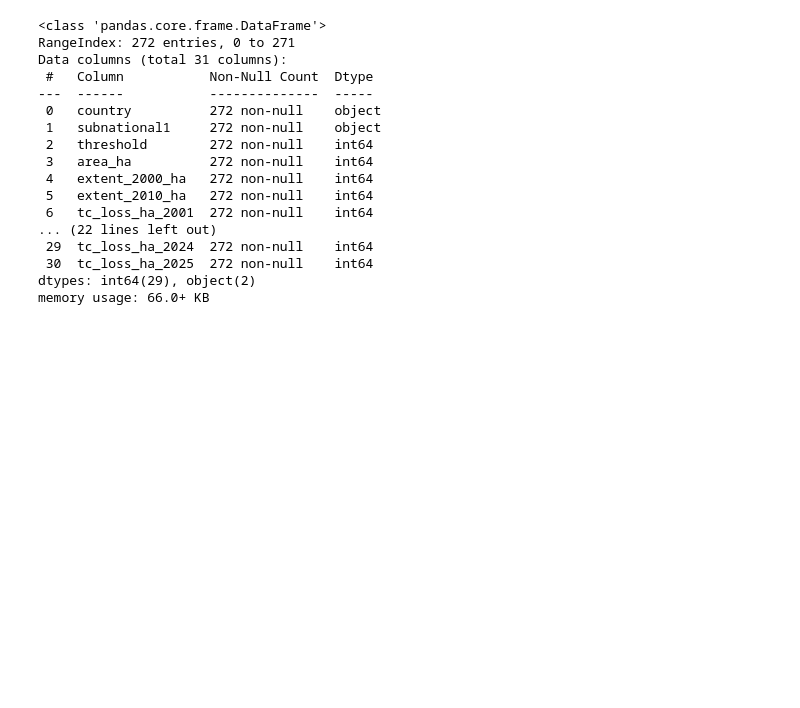
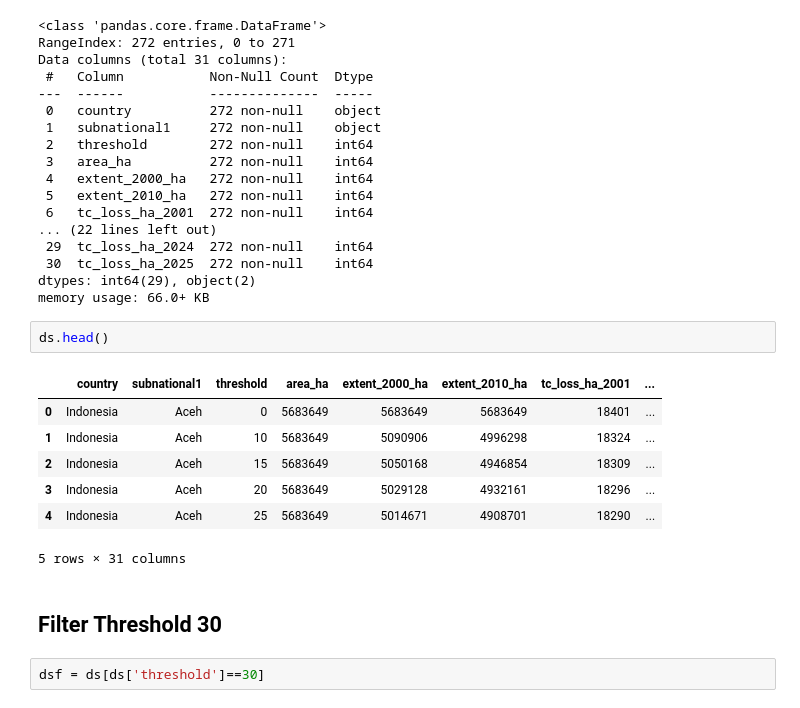
Before and after one commit to hanifahar29/indonesia-deforestation-wildfire-analysis, a Jupyter notebook: notebooks/forest_loss_data_cleaning.ipynb, the cells around one changed output. Cells and saved outputs as stored; diff of their text form; blank space fills up the shorter version.

Commit message:
feat: add subnational tree cover loss cleaning

```diff
--- a/notebooks/forest_loss_data_cleaning.ipynb
+++ b/notebooks/forest_loss_data_cleaning.ipynb
@@ -236,3 +236,17 @@ Data columns (total 31 columns):
  30  tc_loss_ha_2025  272 non-null    int64
 dtypes: int64(29), object(2)
 memory usage: 66.0+ KB
+# %%
+ds.head()
+# %% [output]
+|  | country | subnational1 | threshold | area_ha | extent_2000_ha | extent_2010_ha | tc_loss_ha_2001 | ... |
+| 0 | Indonesia | Aceh | 0 | 5683649 | 5683649 | 5683649 | 18401 | ... |
+| 1 | Indonesia | Aceh | 10 | 5683649 | 5090906 | 4996298 | 18324 | ... |
+| 2 | Indonesia | Aceh | 15 | 5683649 | 5050168 | 4946854 | 18309 | ... |
+| 3 | Indonesia | Aceh | 20 | 5683649 | 5029128 | 4932161 | 18296 | ... |
+| 4 | Indonesia | Aceh | 25 | 5683649 | 5014671 | 4908701 | 18290 | ... |
+5 rows × 31 columns
+# %% [markdown]
+## Filter Threshold 30
+# %%
+dsf = ds[ds['threshold']==30]
```
Also changed, not shown: parts of 17 cells of this notebook.
